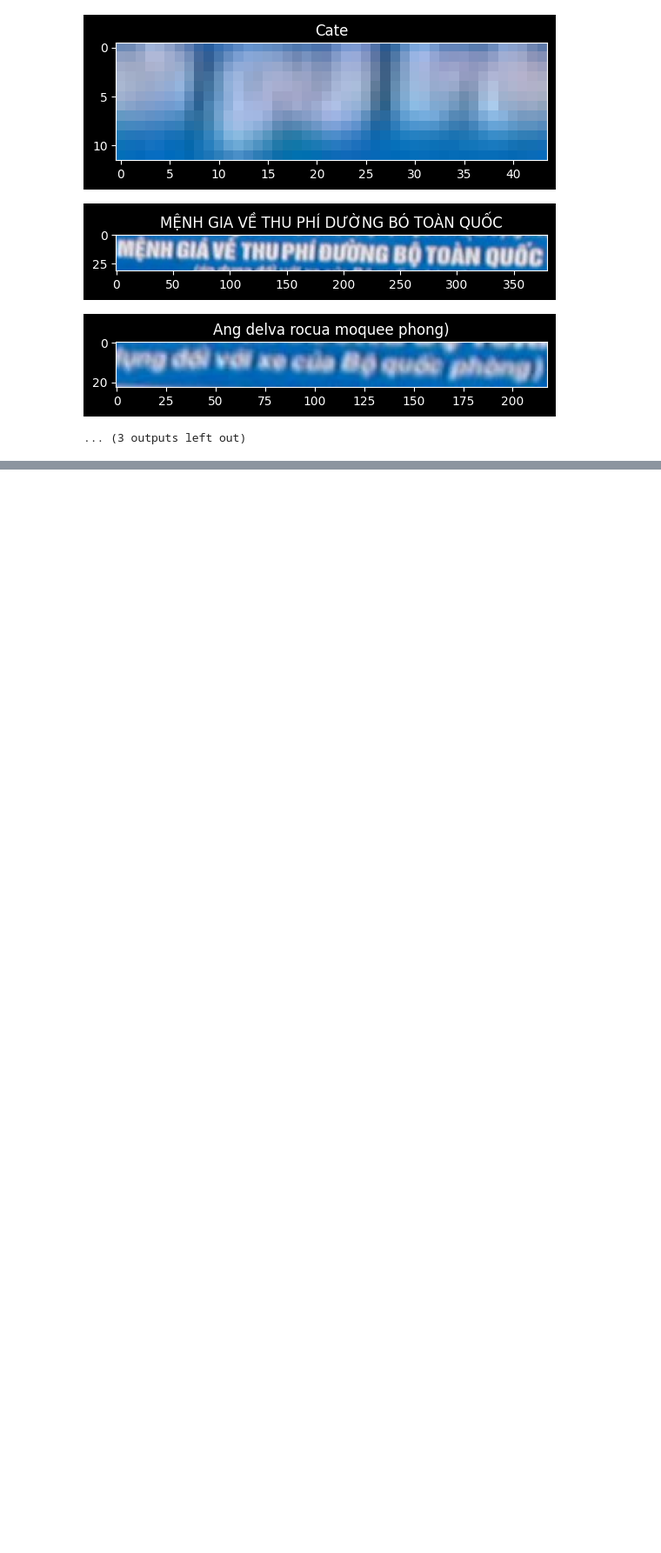
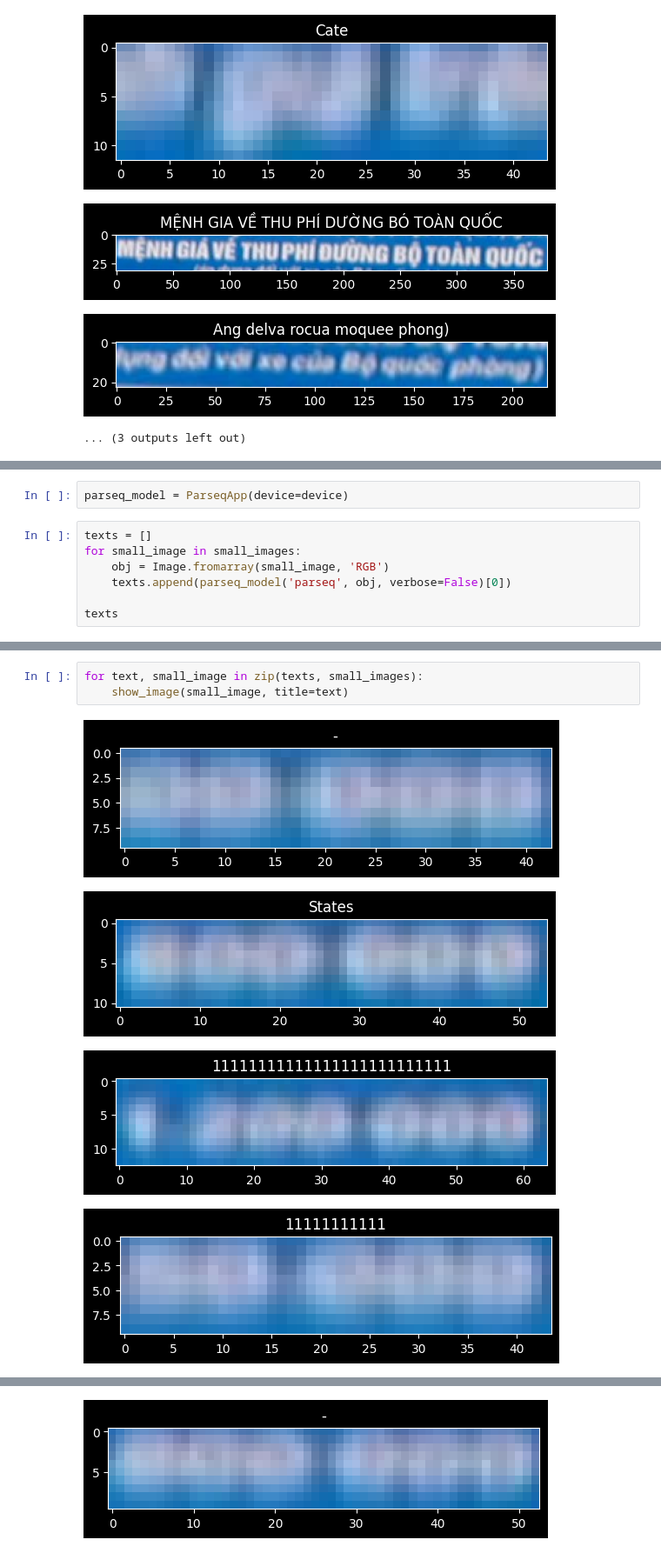
Before and after one commit to hnthap/invoice_ai_exp, a Jupyter notebook: craft_vietocr_parseq_example.ipynb, the cells around one changed output, grey strips where cells are left out. Shown at 87% size. Drawn from its saved outputs; the diff is of its cells as text; blank space fills up the shorter version.

Commit message:
inference with parseq

```diff
--- a/text_detection_example.ipynb
+++ b/craft_vietocr_parseq_example.ipynb
@@ -313,0 +316,9 @@ for i in range(len(small_texts)):
+# %%
+parseq_model = ParseqApp(device=device)
+# %%
+texts = []
+for small_image in small_images:
+    obj = Image.fromarray(small_image, 'RGB')
+    texts.append(parseq_model('parseq', obj, verbose=False)[0])
+
+texts
@@ -313,0 +341,8 @@ for i in range(len(small_texts)):
+# %%
+for text, small_image in zip(texts, small_images):
+    show_image(small_image, title=text)
+# %% [output]
+[figure, added]
+[figure, added]
+[figure, added]
+[figure, added]
@@ -313,0 +350 @@ for i in range(len(small_texts)):
+[figure, added]
```
Also changed, not shown: parts of 10 cells of this notebook, 3 other files.
